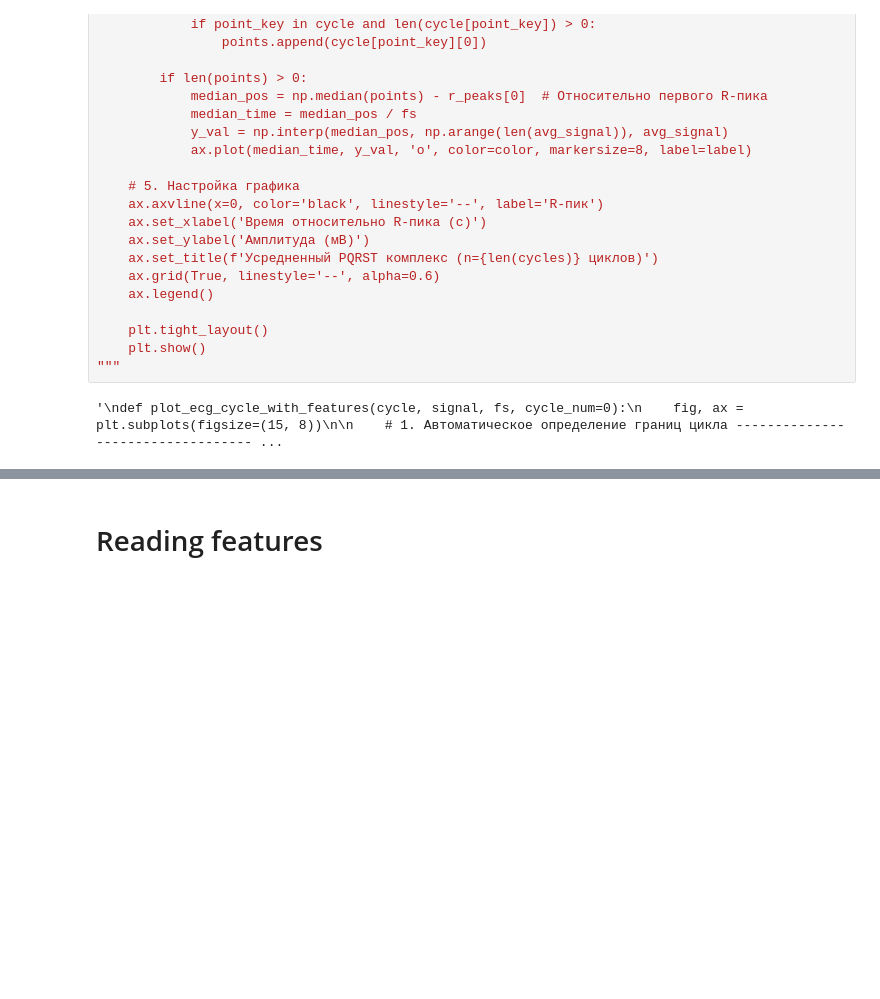
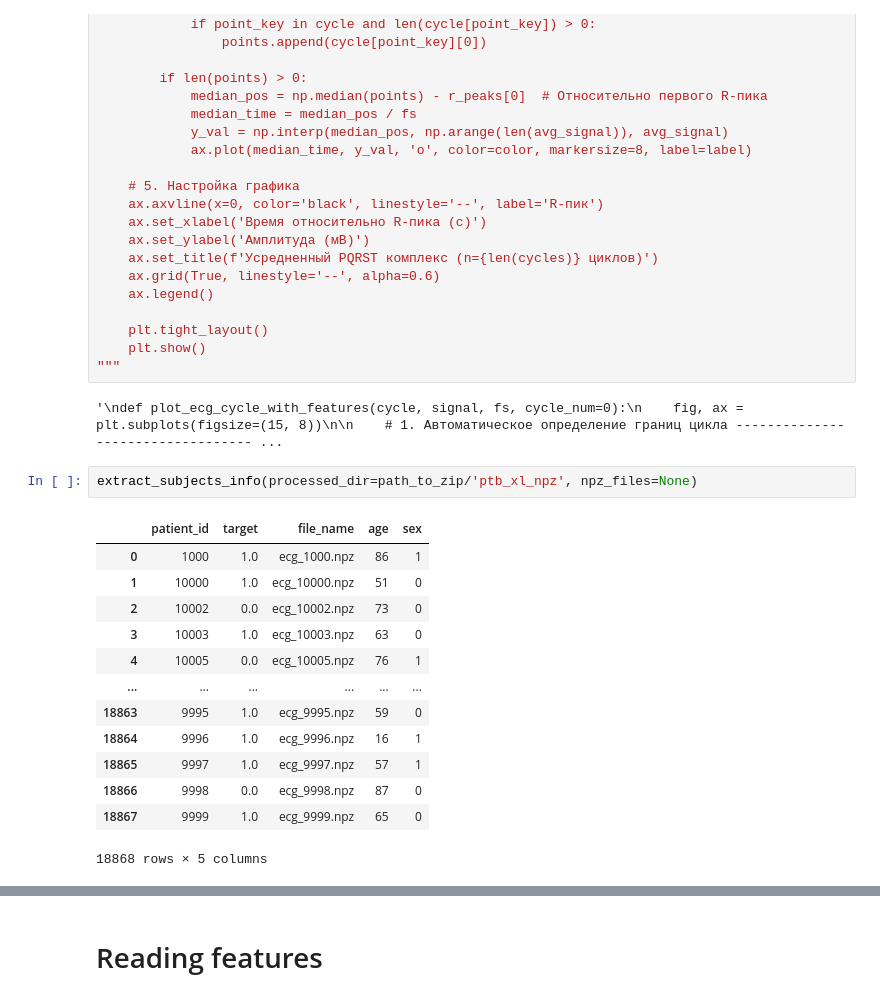
Before and after one commit to enot9910/heart-age, a Jupyter notebook: src/heart-age/ecg_features copy.ipynb, the cells around one changed output, grey strips where cells are left out. Saved outputs shown, nothing was run; the diff lists cells and outputs as text; blank space fills up the shorter version.

```diff
--- a/src/heart-age/ecg_features copy.ipynb
+++ b/src/heart-age/ecg_features copy.ipynb
@@ -273,3 +256,19 @@ def plot_averaged_ecg(signal, cycles, fs):
 """
 # %% [output]
 '\ndef plot_ecg_cycle_with_features(cycle, signal, fs, cycle_num=0):\n    fig, ax = plt.subplots(figsize=(15, 8))\n\n    # 1. Автоматическое определение границ цикла ---------------------------------- ...
+# %%
+extract_subjects_info(processed_dir=path_to_zip/'ptb_xl_npz', npz_files=None)
+# %% [output]
+|  | patient_id | target | file_name | age | sex |
+| 0 | 1000 | 1.0 | ecg_1000.npz | 86 | 1 |
+| 1 | 10000 | 1.0 | ecg_10000.npz | 51 | 0 |
+| 2 | 10002 | 0.0 | ecg_10002.npz | 73 | 0 |
+| 3 | 10003 | 1.0 | ecg_10003.npz | 63 | 0 |
+| 4 | 10005 | 0.0 | ecg_10005.npz | 76 | 1 |
+| ... | ... | ... | ... | ... | ... |
+| 18863 | 9995 | 1.0 | ecg_9995.npz | 59 | 0 |
+| 18864 | 9996 | 1.0 | ecg_9996.npz | 16 | 1 |
+| 18865 | 9997 | 1.0 | ecg_9997.npz | 57 | 1 |
+| 18866 | 9998 | 0.0 | ecg_9998.npz | 87 | 0 |
+| 18867 | 9999 | 1.0 | ecg_9999.npz | 65 | 0 |
+18868 rows × 5 columns
```
Also changed, not shown: parts of 10 cells of this notebook, 5 other files.
